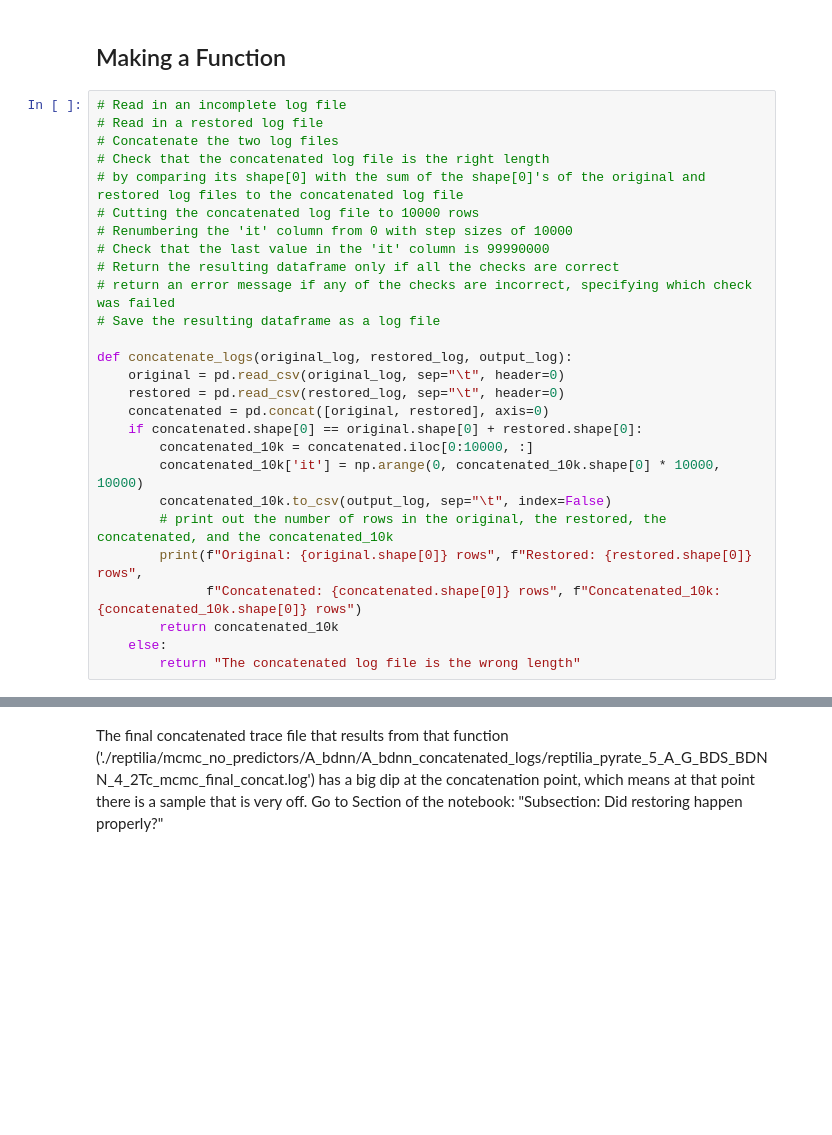
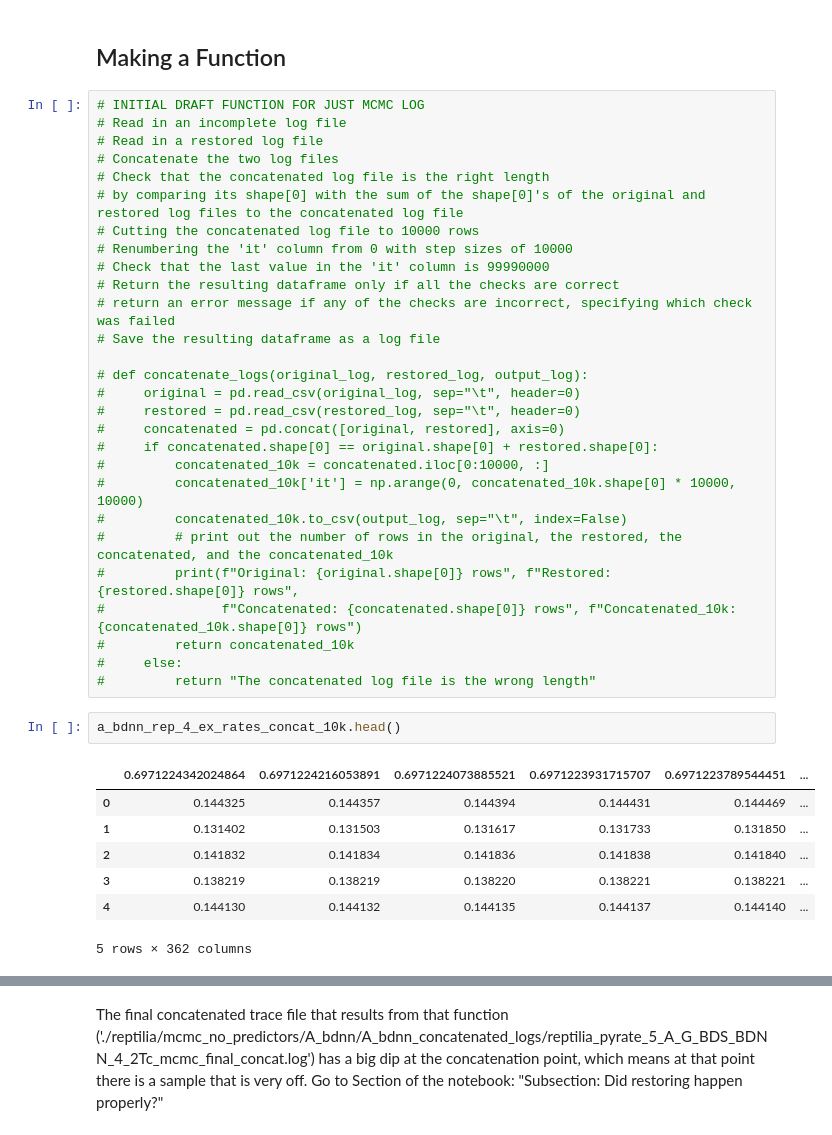
Before and after one commit to shelleylwang/pt_diversity_rates, a Jupyter notebook: mcmc_logs_eda.ipynb, the cells around one changed output, grey strips where cells are left out. Drawn from its saved outputs; the diff is of its cells as text; blank space fills up the shorter version.

```diff
--- a/mcmc_logs_eda.ipynb
+++ b/mcmc_logs_eda.ipynb
@@ -268,6 +268,7 @@ c_bdnn_tem_2_minmax_boxcox.tail()
 # %% [markdown]
 ## Making a Function
 # %%
+# INITIAL DRAFT FUNCTION FOR JUST MCMC LOG
 # Read in an incomplete log file
 # Read in a restored log file
 # Concatenate the two log files
@@ -280,17 +281,27 @@ c_bdnn_tem_2_minmax_boxcox.tail()
 # return an error message if any of the checks are incorrect, specifying which check was failed
 # Save the resulting dataframe as a log file
 
-def concatenate_logs(original_log, restored_log, output_log):
-    original = pd.read_csv(original_log, sep="\t", header=0)
-    restored = pd.read_csv(restored_log, sep="\t", header=0)
-    concatenated = pd.concat([original, restored], axis=0)
-    if concatenated.shape[0] == original.shape[0] + restored.shape[0]:
-        concatenated_10k = concatenated.iloc[0:10000, :]
-        concatenated_10k['it'] = np.arange(0, concatenated_10k.shape[0] * 10000, 10000)
-        concatenated_10k.to_csv(output_log, sep="\t", index=False)
-        # print out the number of rows in the original, the restored, the concatenated, and the concatenated_10k
-        print(f"Original: {original.shape[0]} rows", f"Restored: {restored.shape[0]} rows",
-              f"Concatenated: {concatenated.shape[0]} rows", f"Concatenated_10k: {concatenated_10k.shape[0]} rows")
-        return concatenated_10k
-    else:
-        return "The concatenated log file is the wrong length"
+# def concatenate_logs(original_log, restored_log, output_log):
+#     original = pd.read_csv(original_log, sep="\t", header=0)
+#     restored = pd.read_csv(restored_log, sep="\t", header=0)
+#     concatenated = pd.concat([original, restored], axis=0)
+#     if concatenated.shape[0] == original.shape[0] + restored.shape[0]:
+#         concatenated_10k = concatenated.iloc[0:10000, :]
+#         concatenated_10k['it'] = np.arange(0, concatenated_10k.shape[0] * 10000, 10000)
+#         concatenated_10k.to_csv(output_log, sep="\t", index=False)
+#         # print out the number of rows in the original, the restored, the concatenated, and the concatenated_10k
+#         print(f"Original: {original.shape[0]} rows", f"Restored: {restored.shape[0]} rows",
+#               f"Concatenated: {concatenated.shape[0]} rows", f"Concatenated_10k: {concatenated_10k.shape[0]} rows")
+#         return concatenated_10k
+#     else:
+#         return "The concatenated log file is the wrong length"
+# %%
+a_bdnn_rep_4_ex_rates_concat_10k.head()
+# %% [output]
+|  | 0.6971224342024864 | 0.6971224216053891 | 0.6971224073885521 | 0.6971223931715707 | 0.6971223789544451 | ... |
+| 0 | 0.144325 | 0.144357 | 0.144394 | 0.144431 | 0.144469 | ... |
+| 1 | 0.131402 | 0.131503 | 0.131617 | 0.131733 | 0.131850 | ... |
+| 2 | 0.141832 | 0.141834 | 0.141836 | 0.141838 | 0.141840 | ... |
+| 3 | 0.138219 | 0.138219 | 0.138220 | 0.138221 | 0.138221 | ... |
+| 4 | 0.144130 | 0.144132 | 0.144135 | 0.144137 | 0.144140 | ... |
+5 rows × 362 columns
```
Also changed, not shown: parts of 3 cells of this notebook, 1 other file.
